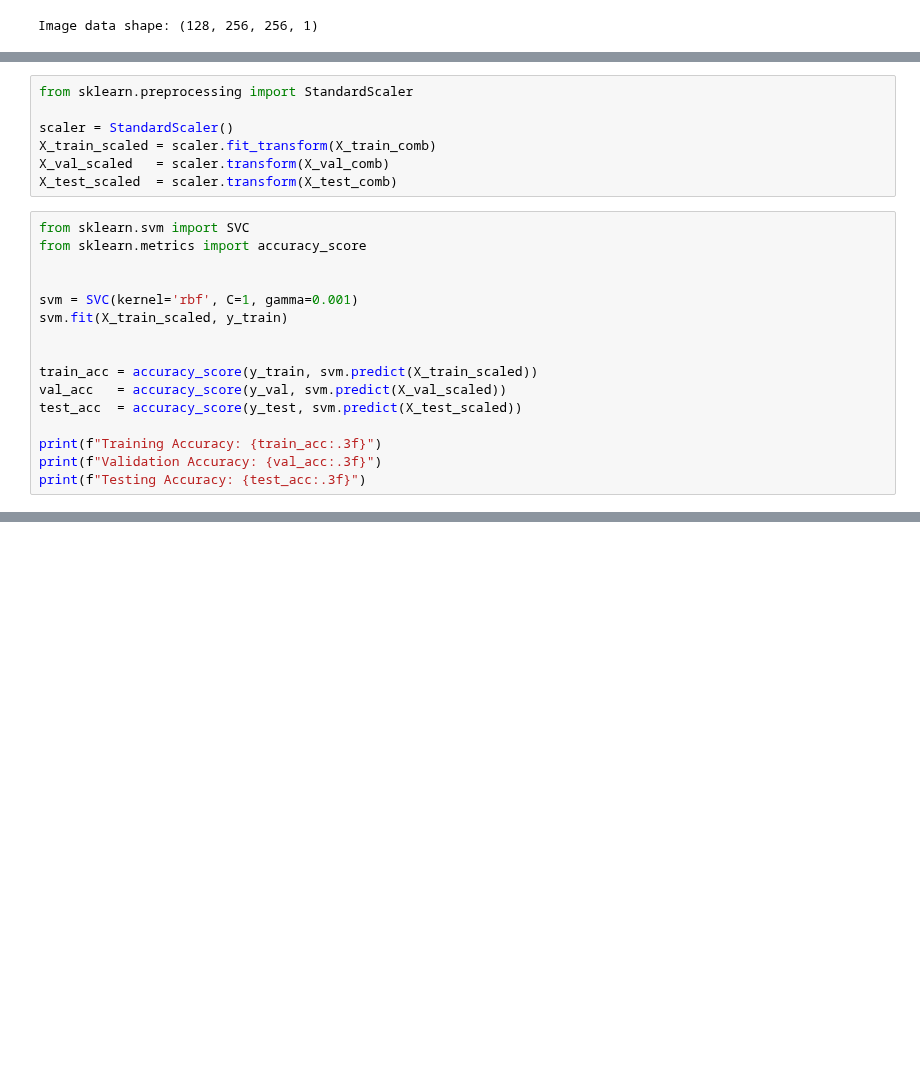
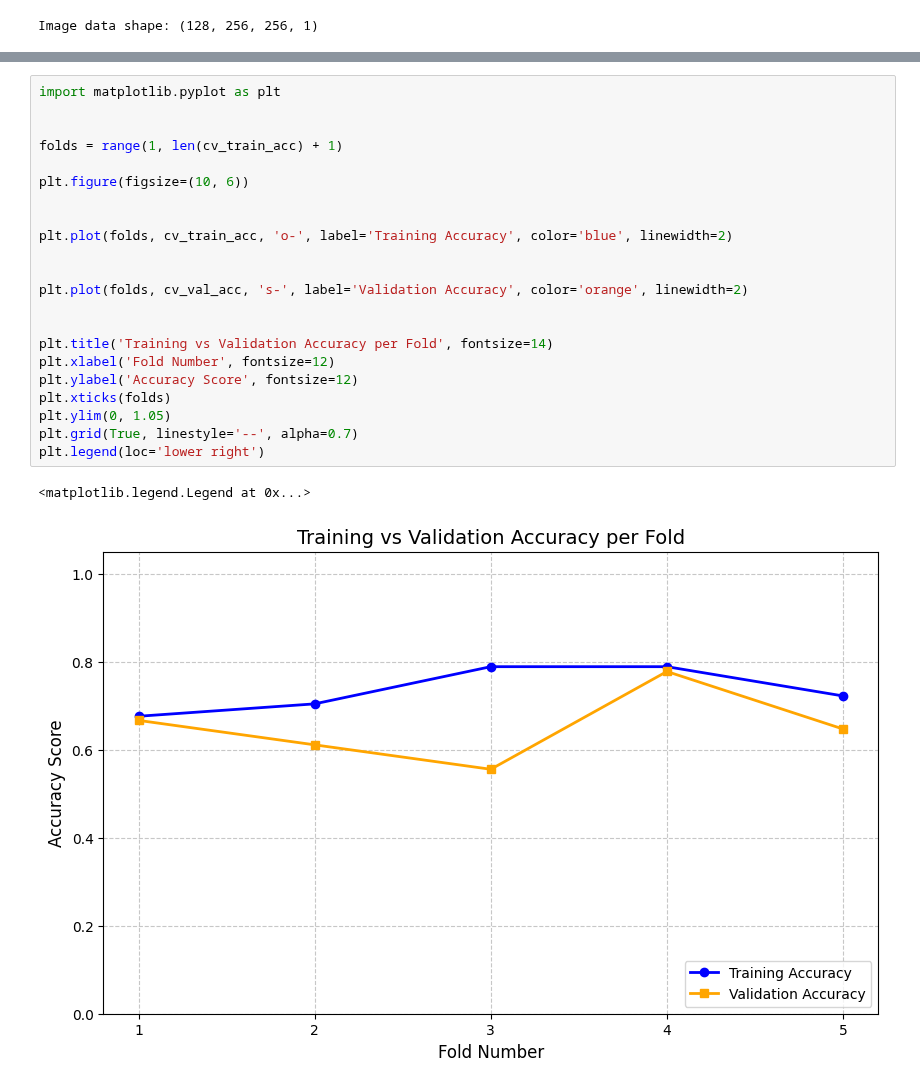
Before and after one commit to wesalmagdi/Ultrasound-Based-Classification-of-Uterine-Abnormalities, a Jupyter notebook: CNN+SVM.ipynb, the cells around one changed output, grey strips where cells are left out. Drawn from its saved outputs; the diff is of its cells as text; blank space fills up the shorter version.

Commit message:
implement Stratified K-Fold CV -Replaced single train-test split with 5-Fold Stratified Cross-Validation -Added training vs. validation accuracy tracking to monitor overfitting.

```diff
--- a/CNN+SVM.ipynb
+++ b/CNN+SVM.ipynb
@@ -175,23 +132,0 @@ Combined testing features: (39, 464)
-# %%
-from sklearn.preprocessing import StandardScaler
-
-scaler = StandardScaler()
-X_train_scaled = scaler.fit_transform(X_train_comb)
-X_val_scaled   = scaler.transform(X_val_comb)
-X_test_scaled  = scaler.transform(X_test_comb)
-# %%
-from sklearn.svm import SVC
-from sklearn.metrics import accuracy_score
-
-
-svm = SVC(kernel='rbf', C=1, gamma=0.001)
-svm.fit(X_train_scaled, y_train)
-
-
-train_acc = accuracy_score(y_train, svm.predict(X_train_scaled))
-val_acc   = accuracy_score(y_val, svm.predict(X_val_scaled))
-test_acc  = accuracy_score(y_test, svm.predict(X_test_scaled))
-
-print(f"Training Accuracy: {train_acc:.3f}")
-print(f"Validation Accuracy: {val_acc:.3f}")
-print(f"Testing Accuracy: {test_acc:.3f}")
@@ -287,0 +215,25 @@ weighted avg       0.79      0.74      0.73        39
+# %%
+import matplotlib.pyplot as plt
+
+
+folds = range(1, len(cv_train_acc) + 1)
+
+plt.figure(figsize=(10, 6))
+
+
+plt.plot(folds, cv_train_acc, 'o-', label='Training Accuracy', color='blue', linewidth=2)
+
+
+plt.plot(folds, cv_val_acc, 's-', label='Validation Accuracy', color='orange', linewidth=2)
+
+
+plt.title('Training vs Validation Accuracy per Fold', fontsize=14)
+plt.xlabel('Fold Number', fontsize=12)
+plt.ylabel('Accuracy Score', fontsize=12)
+plt.xticks(folds)
+plt.ylim(0, 1.05)
+plt.grid(True, linestyle='--', alpha=0.7)
+plt.legend(loc='lower right')
+# %% [output]
+<matplotlib.legend.Legend at 0x...>
+[figure, added]
```
Also changed, not shown: parts of 16 cells of this notebook.
